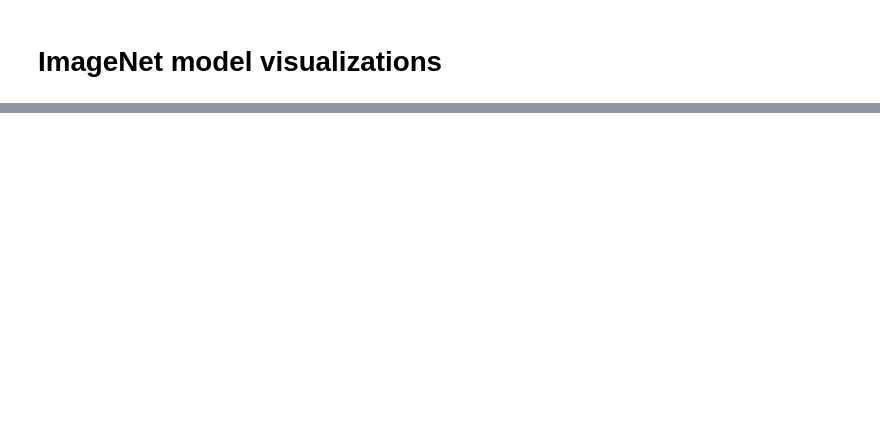
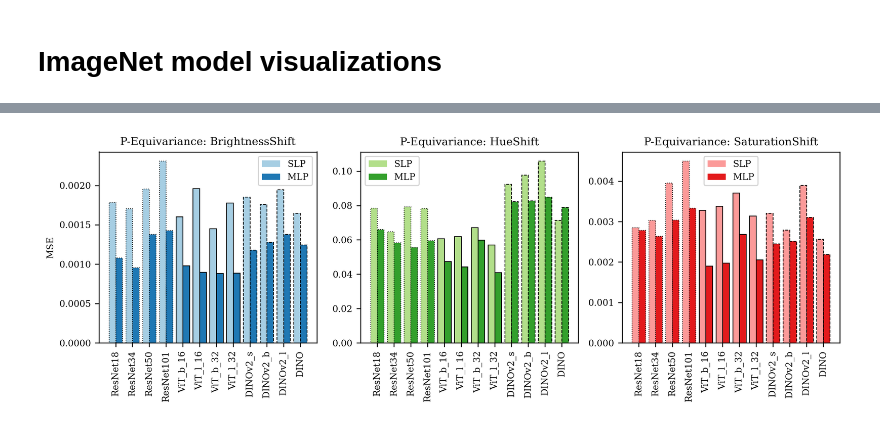
Before and after one commit to lauraibnz/synesis, a Jupyter notebook: vis/visualize_imagenet.ipynb, the cells around one changed output, grey strips where cells are left out. Cells and saved outputs as stored; diff of their text form; code cells hidden in the pictures; blank space fills up the shorter version.

```diff
--- a/vis/visualize_imagenet.ipynb
+++ b/vis/visualize_imagenet.ipynb
@@ -172,0 +400,94 @@ ValueError: Could not interpret value `Feature` for `x`. An entry with this name
+# %%
+# ----- EQUI_PARA Combined Plot (Ablation) -----
+df_para_linear["Type"] = "SLP"
+df_para_nonlinear["Type"] = "MLP"
+df_para_combined = pd.concat([df_para_linear, df_para_nonlinear])
+
+# Use the full feature_order for ablation
+features_to_plot = [
+    "ResNet18_ImageNet",
+    "ResNet34_ImageNet",
+    "ResNet50_ImageNet",
+    "ResNet101_ImageNet",
+    "ViT_b_16_ImageNet",
+    "ViT_l_16_ImageNet",
+    "ViT_b_32_ImageNet",
+    "ViT_l_32_ImageNet",
+    "DINOv2_small",
+    "DINOv2_base",
+    "DINOv2_large",
+    "DINO",
+]
+
+# Get unique transform names
+transforms = sorted(df_para_combined["Transform"].unique())
+
+# Define edge styles based on feature family
+edge_dict = {
+    "ResNet": "dotted",
+    "ViT": "solid",
+    "DINO": "dashed",
+}
+edge_width = 0.7
+
+cmap = plt.get_cmap("Paired")
+fig, axes = plt.subplots(1, 3, figsize=(10, 3.5))
+if len(transforms) == 1:
+    axes = [axes]
+
+for i, transform in enumerate(transforms):
+    df_trans = df_para_combined[df_para_combined["Transform"] == transform]
+    pivot = df_trans.pivot(index="Feature", columns="Type", values="MSE")
+    pivot = pivot.reindex(features_to_plot)
+    x = np.arange(len(pivot.index))
+    bar_width = 0.4
+
+    color_slp = cmap(i * 2)
+    color_mlp = cmap(i * 2 + 1)
+
+    bars_slp = axes[i].bar(
+        x - bar_width / 2, pivot["SLP"], width=bar_width, color=color_slp, label="SLP"
+    )
+    bars_mlp = axes[i].bar(
+        x + bar_width / 2, pivot["MLP"], width=bar_width, color=color_mlp, label="MLP"
+    )
+
+    # Set edge style for each bar based on the feature prefix
+    for idx, rect in enumerate(bars_slp):
+        feature = pivot.index[idx]
+        for prefix, linestyle in edge_dict.items():
+            if feature.startswith(prefix):
+                rect.set_edgecolor("black")
+                rect.set_linestyle(linestyle)
+                rect.set_linewidth(edge_width)
+                break
+
+    for idx, rect in enumerate(bars_mlp):
+        feature = pivot.index[idx]
+        for prefix, linestyle in edge_dict.items():
+            if feature.startswith(prefix):
+                rect.set_edgecolor("black")
+                rect.set_linestyle(linestyle)
+                rect.set_linewidth(edge_width)
+                break
+
+    axes[i].set_xticks(x)
+    display_features = [
+        feat.replace("_ImageNet", "")
+        .replace("small", "s")
+        .replace("base", "b")
+        .replace("large", "l")
+        for feat in pivot.index
+    ]
+    axes[i].set_xticklabels(display_features, rotation=90)
+    axes[i].set_title(f"P-Equivariance: {transform}")
+    if i == 0:
+        axes[i].set_ylabel("MSE")
+    leg = axes[i].legend()
+    for handle in leg.get_patches():
+        handle.set_edgecolor("none")
+
+plt.tight_layout()
+plt.show()
+# %% [output]
+[figure, added]
```
Also changed, not shown: parts of 6 cells of this notebook, 8 other files.
